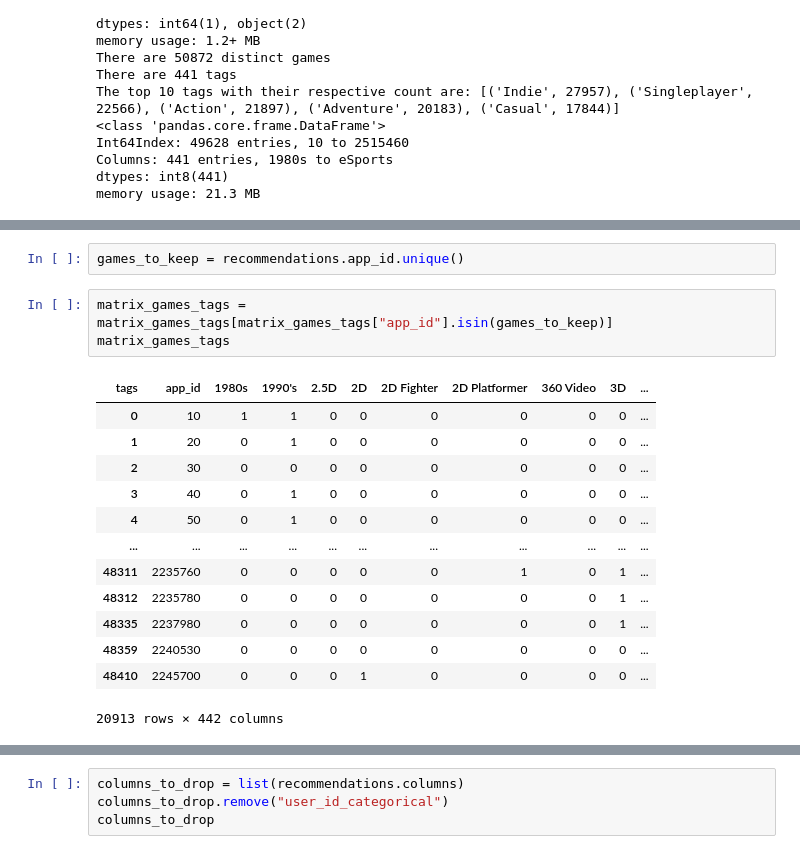
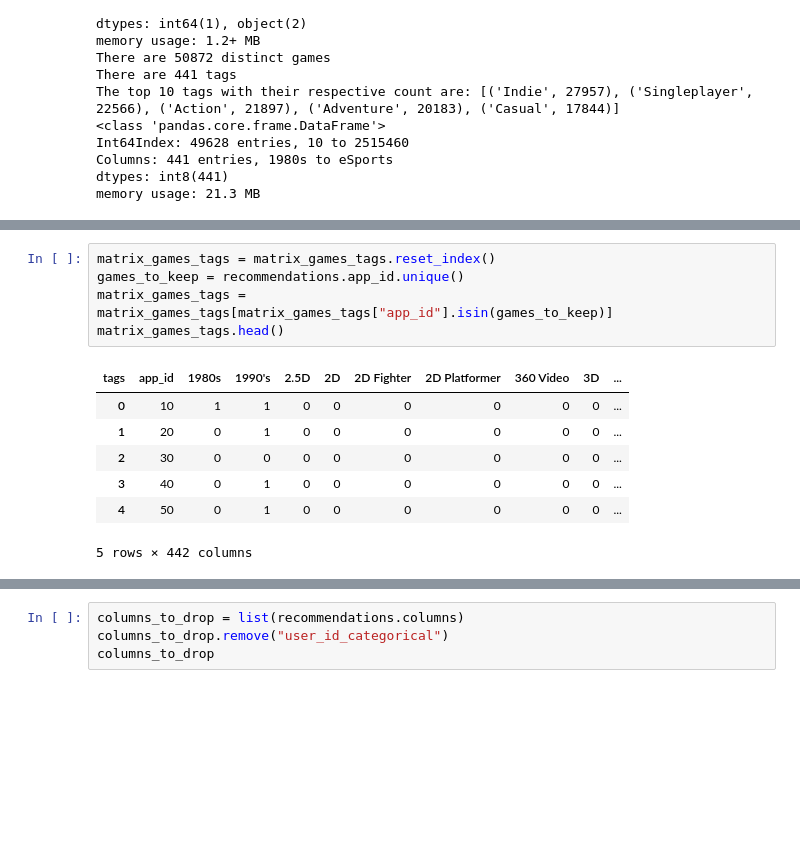
Before and after one commit to Rick0701/Videogames_Reccommendation, a Jupyter notebook: 12.Cluster_Analysis.ipynb, the cells around one changed output, grey strips where cells are left out. Saved outputs shown, nothing was run; the diff lists cells and outputs as text; blank space fills up the shorter version.

```diff
--- a/12.Cluster_Analysis.ipynb
+++ b/12.Cluster_Analysis.ipynb
@@ -85,22 +53,16 @@ matrix_games_tags
-# %%
-games_to_keep = recommendations.app_id.unique()
 # %%
+matrix_games_tags = matrix_games_tags.reset_index()
+games_to_keep = recommendations.app_id.unique()
 matrix_games_tags = matrix_games_tags[matrix_games_tags["app_id"].isin(games_to_keep)]
-matrix_games_tags
+matrix_games_tags.head()
 # %% [output]
 | tags | app_id | 1980s | 1990's | 2.5D | 2D | 2D Fighter | 2D Platformer | 360 Video | 3D | ... |
 | 0 | 10 | 1 | 1 | 0 | 0 | 0 | 0 | 0 | 0 | ... |
 | 1 | 20 | 0 | 1 | 0 | 0 | 0 | 0 | 0 | 0 | ... |
 | 2 | 30 | 0 | 0 | 0 | 0 | 0 | 0 | 0 | 0 | ... |
 | 3 | 40 | 0 | 1 | 0 | 0 | 0 | 0 | 0 | 0 | ... |
 | 4 | 50 | 0 | 1 | 0 | 0 | 0 | 0 | 0 | 0 | ... |
-| ... | ... | ... | ... | ... | ... | ... | ... | ... | ... | ... |
-| 48311 | 2235760 | 0 | 0 | 0 | 0 | 0 | 1 | 0 | 1 | ... |
-| 48312 | 2235780 | 0 | 0 | 0 | 0 | 0 | 0 | 0 | 1 | ... |
-| 48335 | 2237980 | 0 | 0 | 0 | 0 | 0 | 0 | 0 | 1 | ... |
-| 48359 | 2240530 | 0 | 0 | 0 | 0 | 0 | 0 | 0 | 0 | ... |
-| 48410 | 2245700 | 0 | 0 | 0 | 1 | 0 | 0 | 0 | 0 | ... |
-20913 rows × 442 columns
+5 rows × 442 columns
 # %%
 games_idx = pd.read_csv('matrix/games_idx.csv')
 games_idx.head()
```
Also changed, not shown: parts of 31 cells of this notebook, 3 other files.
